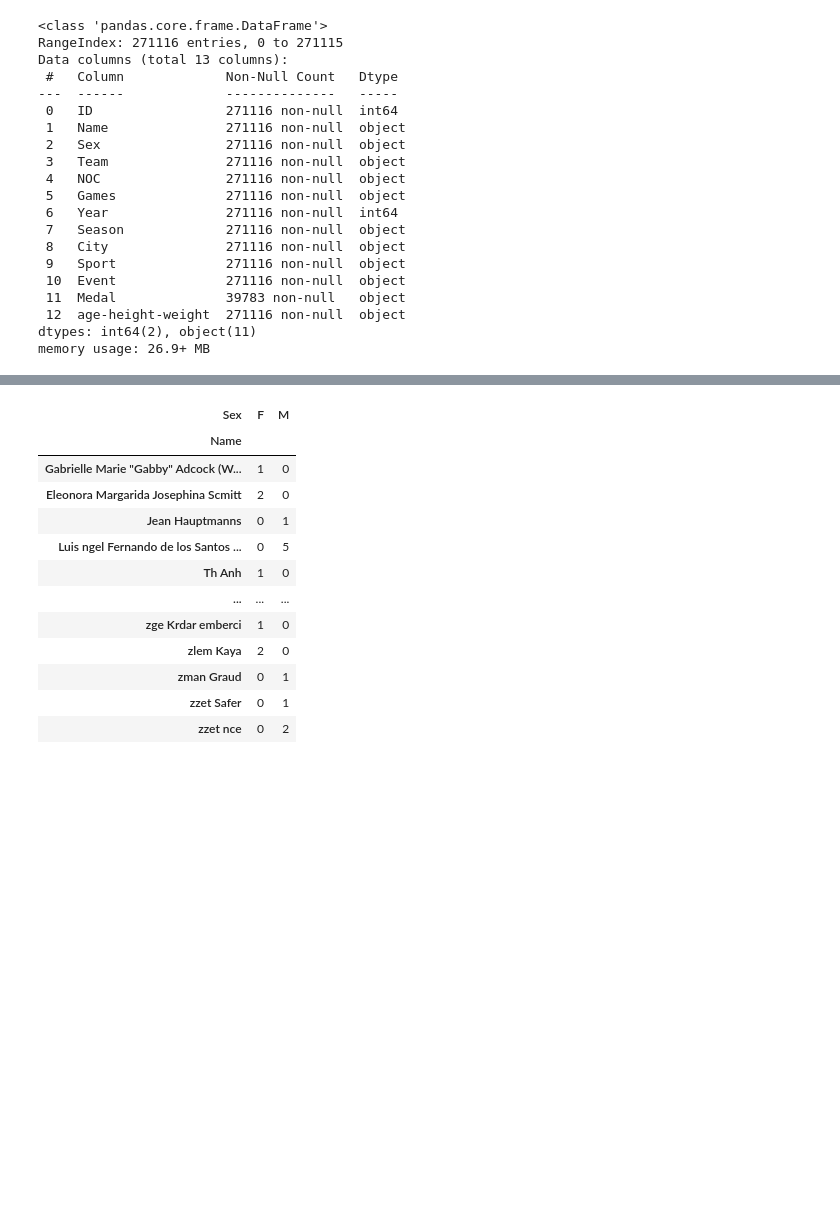
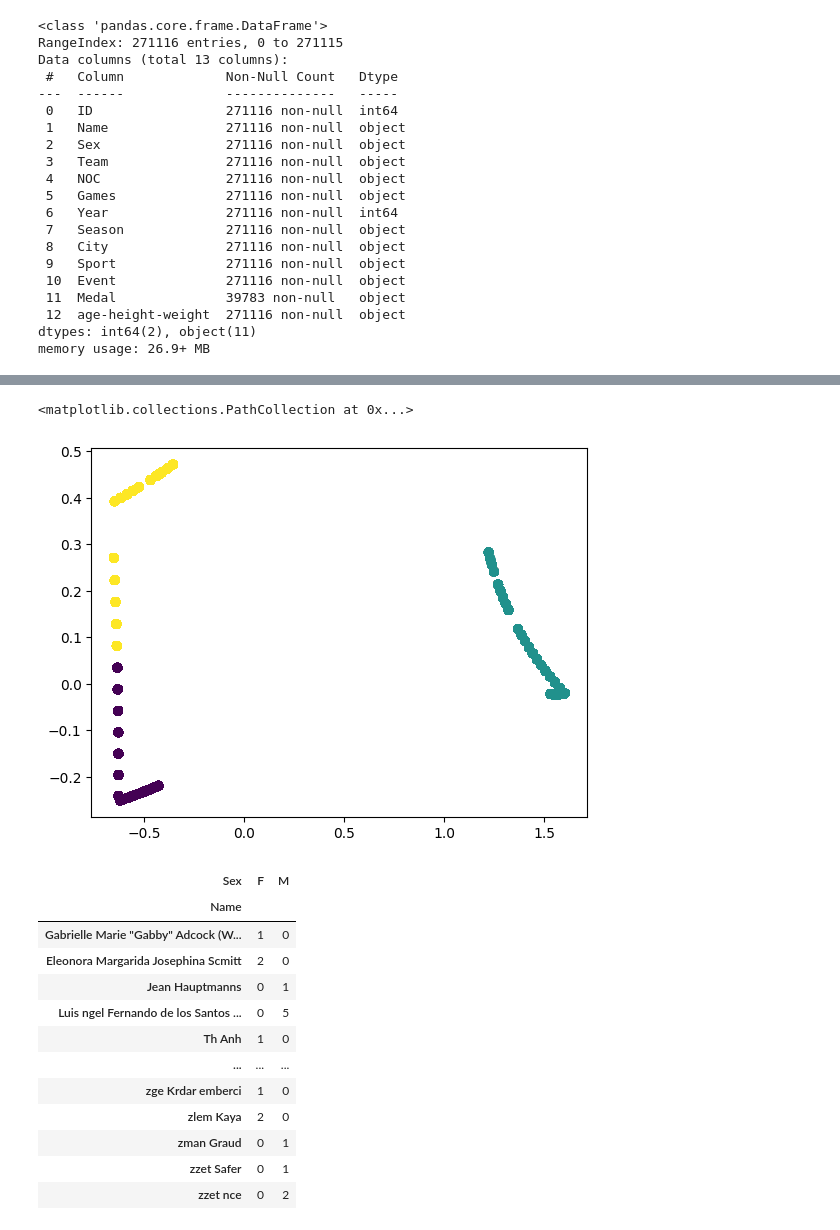
Before and after one commit to Zerzer0/MDS7202, a Jupyter notebook: Proyectos/Proyecto_1/Proyecto_enunciado.ipynb, the cells around one changed output, grey strips where cells are left out. Drawn from its saved outputs; the diff is of its cells as text; code cells hidden in the pictures; blank space fills up the shorter version.

```diff
--- a/Proyectos/Proyecto_1/Proyecto_enunciado.ipynb
+++ b/Proyectos/Proyecto_1/Proyecto_enunciado.ipynb
@@ -257,3 +305,9 @@ columnas_transformadas_df
+# %%
+labels = pipeline['cluster'].labels_
+plt.scatter(pca_df['Componente 1'], pca_df['Componente 2'], c=labels)
+# %% [output]
+<matplotlib.collections.PathCollection at 0x...>
+[figure, added]
 # %%
 correlation_matrix = olimpiadas_df[["ID", "Year"]].corr()
 # %%
```
Also changed, not shown: parts of 7 cells of this notebook, 2 other files.
